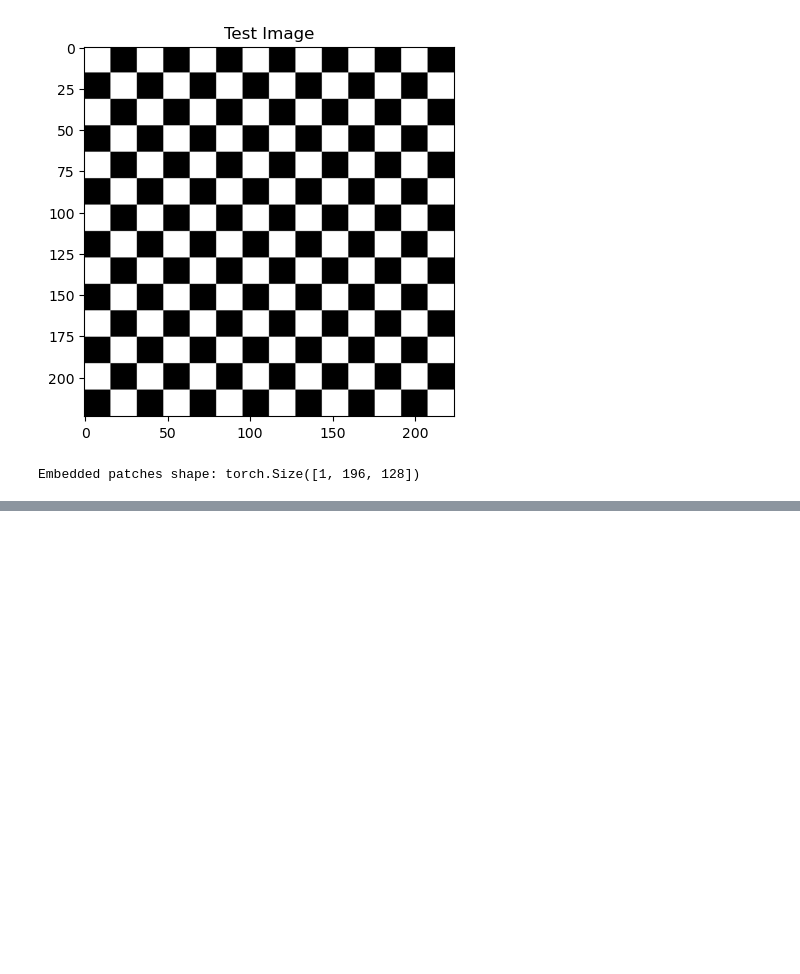
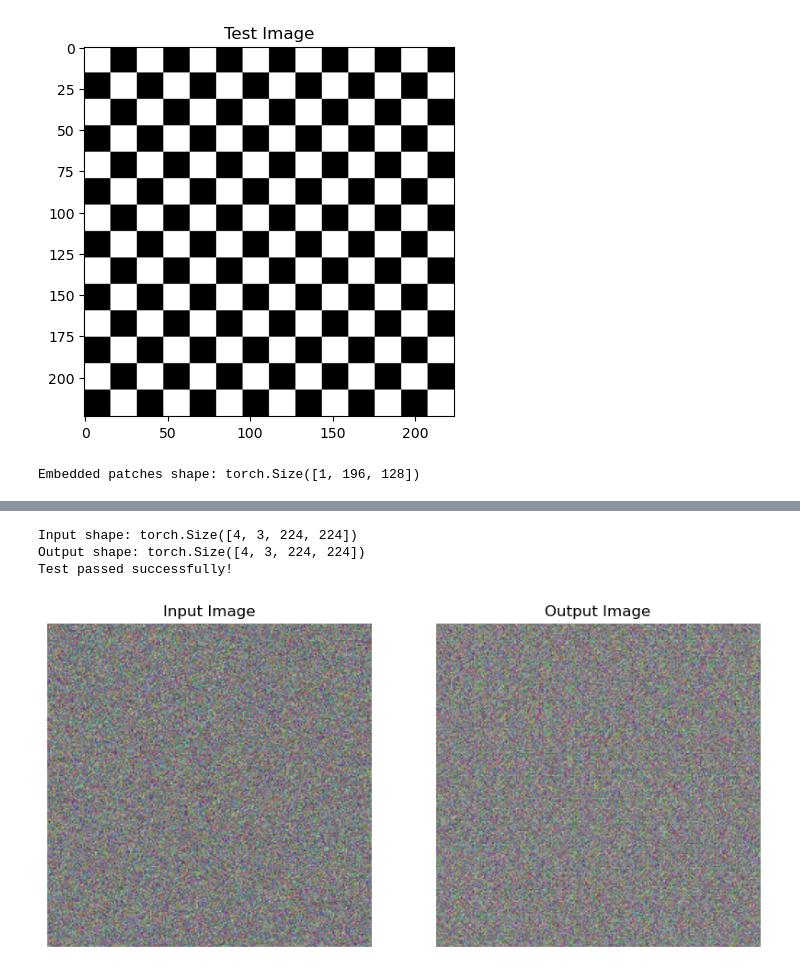
Before and after one commit to bcivitcioglu/imhance, a Jupyter notebook: dev.ipynb, the cells around one changed output, grey strips where cells are left out. Saved outputs shown, nothing was run; the diff lists cells and outputs as text; code cells hidden in the pictures; blank space fills up the shorter version.

Commit message:
vision transformer implemented

```diff
--- a/dev.ipynb
+++ b/dev.ipynb
@@ -141,0 +104,58 @@ Positional embedding shape: torch.Size([1, 196, 128])
+# %%
+# Define model parameters
+image_size = (224, 224)
+patch_size = 16
+embed_dim = 768
+num_layers = 6
+num_heads = 8
+output_size = (224, 224)  # Same as input for this test
+in_channels = 3
+
+# Create model instance
+model = ImageEnhanceTransformer(image_size, patch_size, embed_dim, num_layers, num_heads, output_size, in_channels)
+
+# Create a random input tensor
+batch_size = 4
+input_tensor = torch.randn(batch_size, in_channels, image_size[0], image_size[1])
+
+# Pass input through the model
+output = model(input_tensor)
+
+# Print input and output shapes
+print(f"Input shape: {input_tensor.shape}")
+print(f"Output shape: {output.shape}")
+
+# Check if output shape matches the expected shape
+assert output.shape == (batch_size, in_channels, output_size[0], output_size[1]), \
+    f"Output shape {output.shape} doesn't match expected shape {(batch_size, in_channels, output_size[0], output_size[1])}"
+
+print("Test passed successfully!")
+
+# Optionally, visualize a sample input and output
+def visualize_sample(input_tensor, output_tensor, index=0):
+    fig, (ax1, ax2) = plt.subplots(1, 2, figsize=(10, 5))
+
+    # Convert tensors to images
+    input_img = input_tensor[index].permute(1, 2, 0).detach().numpy()
+    output_img = output_tensor[index].permute(1, 2, 0).detach().numpy()
+
+    # Normalize to [0, 1] for visualization
+    input_img = (input_img - input_img.min()) / (input_img.max() - input_img.min())
+    output_img = (output_img - output_img.min()) / (output_img.max() - output_img.min())
+
+    ax1.imshow(input_img)
+    ax1.set_title("Input Image")
+    ax1.axis('off')
+
+    ax2.imshow(output_img)
+    ax2.set_title("Output Image")
+    ax2.axis('off')
+
+    plt.show()
+
+visualize_sample(input_tensor, output)
+# %% [output]
+Input shape: torch.Size([4, 3, 224, 224])
+Output shape: torch.Size([4, 3, 224, 224])
+Test passed successfully!
+[figure, added]
```
Also changed, not shown: parts of 13 cells of this notebook, 16 other files.
